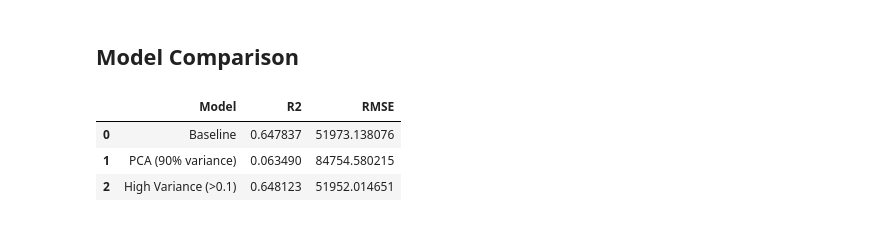
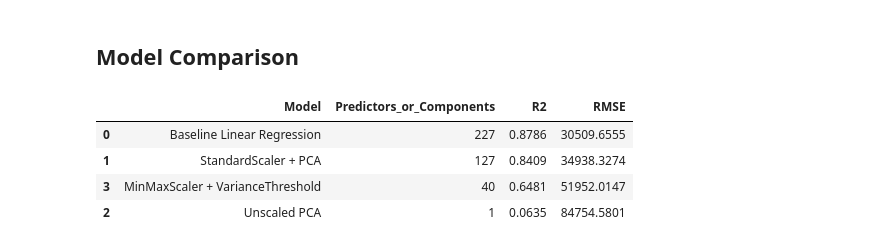
Before and after one commit to stephfn/housing-price-regression, a Jupyter notebook: housing_price_pca_regression.ipynb, the cells around one changed output. Saved outputs shown, nothing was run; the diff lists cells and outputs as text; code cells hidden in the pictures.

Commit message:
Correct housing regression preprocessing and model evaluation

```diff
--- a/housing_price_pca_regression.ipynb
+++ b/housing_price_pca_regression.ipynb
@@ -161,19 +241,0 @@ comparison.sort_values(by="dummy_columns", ascending=False)
-# %%
-from sklearn.model_selection import train_test_split
-
-# Separate features and target variable
-X = df.drop(columns=["SalePrice"])
-y = df["SalePrice"]
-
-# Split into training and test sets
-X_train, X_test, y_train, y_test = train_test_split(
-    X, y,
-    test_size=0.2,
-    random_state=42
-)
-
-# Verify shapes
-print("X_train shape:", X_train.shape)
-print("X_test shape:", X_test.shape)
-print("y_train shape:", y_train.shape)
-print("y_test shape:", y_test.shape)
@@ -378,20 +453,42 @@ Min-Max scaling was applied to normalize feature values between 0 and 1. A varia
 # %% [markdown]
 ## Model Comparison
 # %%
-import pandas as pd
+# Compare models using the same held-out test set
 
 results = pd.DataFrame({
-    "Model": ["Baseline", "PCA (90% variance)", "High Variance (>0.1)"],
-    "R2": [baseline_r2, pca_r2, var_r2],
-    "RMSE": [baseline_rmse, pca_rmse, var_rmse]
+    "Model": [
+        "Baseline Linear Regression",
+        "StandardScaler + PCA",
+        "Unscaled PCA",
+        "MinMaxScaler + VarianceThreshold"
+    ],
+    "Predictors_or_Components": [
+        X_train.shape[1],
+        standard_pca_components,
+        unscaled_pca_components,
+        variance_features
+    ],
+    "R2": [
+        baseline_r2,
+        standard_pca_r2,
+        unscaled_pca_r2,
+        variance_r2
+    ],
+    "RMSE": [
+        baseline_rmse,
+        standard_pca_rmse,
+        unscaled_pca_rmse,
+        variance_rmse
+    ]
 })
 
-results
+results.sort_values("R2", ascending=False).round(4)
 # %% [output]
-|  | Model | R2 | RMSE |
-| 0 | Baseline | 0.647837 | 51973.138076 |
-| 1 | PCA (90% variance) | 0.063490 | 84754.580215 |
-| 2 | High Variance (>0.1) | 0.648123 | 51952.014651 |
+|  | Model | Predictors_or_Components | R2 | RMSE |
+| 0 | Baseline Linear Regression | 227 | 0.8786 | 30509.6555 |
+| 1 | StandardScaler + PCA | 127 | 0.8409 | 34938.3274 |
+| 3 | MinMaxScaler + VarianceThreshold | 40 | 0.6481 | 51952.0147 |
+| 2 | Unscaled PCA | 1 | 0.0635 | 84754.5801 |
 # %% [markdown]
 ### Interpretation of Model Comparison
 
```
Also changed, not shown: parts of 26 cells of this notebook, 1 other file.
